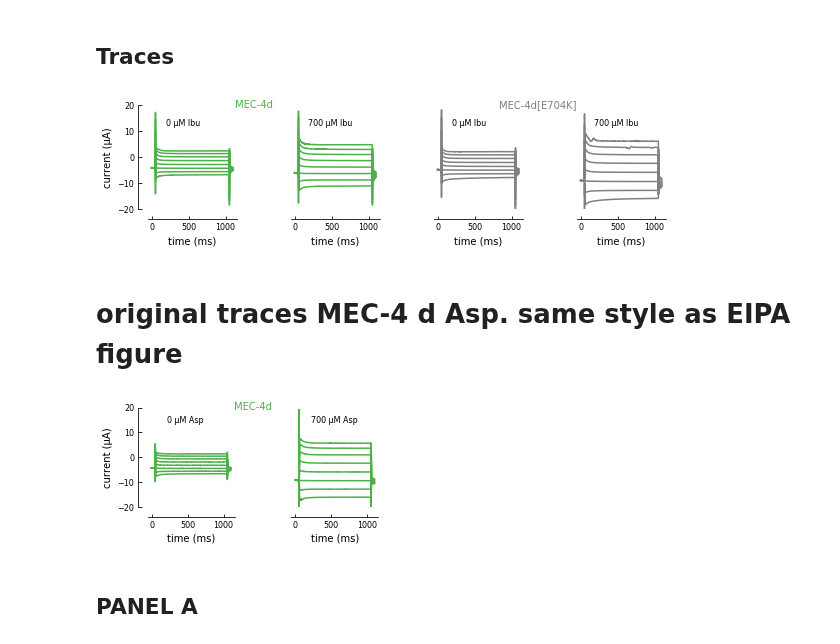
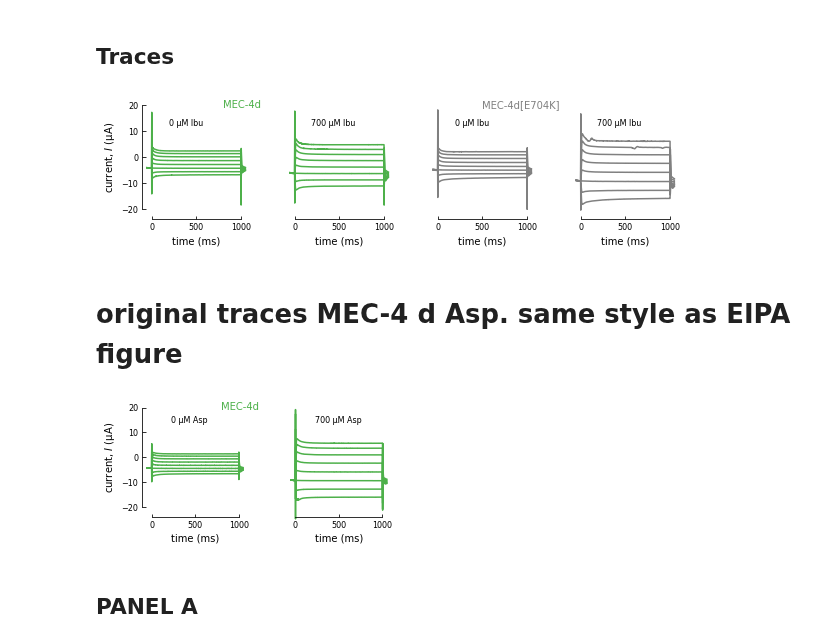
Before and after one commit to sfechner/JupyterNotebooksDEGENaCPharm, a Jupyter notebook: DoseResponseDATA.ipynb, the cells around one changed output. Cells and saved outputs as stored; diff of their text form; code cells hidden in the pictures.

```diff
--- a/DoseResponseDATA.ipynb
+++ b/DoseResponseDATA.ipynb
@@ -73,6 +73,7 @@ AxisLabelSize = 10
 AxisLegendSize = 8
 SizeOfMarker = 3
 ErrorColor = 'red'
+ModTime = np.arange(0-50,1100-50,1)
 # %% [markdown]
 ### load specific sheets from excel file
 # %%
@@ -921,24 +922,25 @@ fig = plt.figure(figsize=(9, 2.5))
 
 ax1 = plt.subplot(1,4,1)
 for m in range(0,8):
-    plt.plot(Ibumg419BeforeMEAN[m][300:1400], color = colorsSINGLES[0])#
+    plt.plot(ModTime,Ibumg419BeforeMEAN[m][300:1400], color = colorsSINGLES[0],clip_on=False)#
 
 ax2 = plt.subplot(1,4,2)
 for n in range(0,8):
-    plt.plot(Ibumg419IbuMEAN[n][300:1400], color = colorsSINGLES[0])
+    plt.plot(ModTime,Ibumg419IbuMEAN[n][300:1400], color = colorsSINGLES[0],clip_on=False)
 
 ax3 = plt.subplot(1,4,3)
 for i in range(0,8):
-    plt.plot(Ibumg602BeforeMEAN[i][300:1400], 'grey')
+    plt.plot(ModTime,Ibumg602BeforeMEAN[i][300:1400], 'grey',clip_on=False)
 
 ax4 = plt.subplot(1,4,4)
 for j in range(0,8):
-    plt.plot(Ibumg602IbuMEAN[j][300:1400], 'grey')
+    plt.plot(ModTime,Ibumg602IbuMEAN[j][300:1400], 'grey',clip_on=False)
 
 
 ###### changes in appearance
 
 ax1.set_ylim([-20, 20])
+ax1.set_xlim([0, 1000])
 ax1.text(200, 12, '0 µM Ibu',fontsize=AxisLegendSize)
 # ax1.set_ylim([-150, 150])
 #ax1.set_xlim([300, 1400])
@@ -954,13 +956,14 @@ ax1.get_xaxis().set_tick_params(direction='in')
 # #ax1.plot([-1,20], [0,0] , 'k--', color='#000000', linewidth=1)#gray line for Zero or 1
 ax1.tick_params(axis='both', which='major', labelsize=AxisTickLabelSize)
 ax1.set_xlabel('time (ms)',fontsize=AxisLabelSize)
-ax1.set_ylabel('current (µA)',fontsize=AxisLabelSize)
+ax1.set_ylabel('current, $\it{I}$ (µA)',fontsize=AxisLabelSize)
 #ax1.spines['bottom'].set_visible(False)
 #ax1.xaxis.set_visible(False)
 ax1.set_xlabel('time (ms)',fontsize=AxisLabelSize)
 
 ##### ax2
 ax2.set_ylim([-20, 20])
+ax2.set_xlim([0, 1000])
 ax2.text(180, 12,  '700 µM Ibu',fontsize=AxisLegendSize)
 # ax1.set_ylim([-150, 150])
 #ax1.set_xlim([300, 1400])
@@ -987,6 +990,7 @@ ax2.set_xlabel('time (ms)',fontsize=AxisLabelSize)
 
 ##### ax3
 ax3.set_ylim([-20, 20])
+ax3.set_xlim([0, 1000])
 ax3.text(200, 12, '0 µM Ibu',fontsize=AxisLegendSize)
 #ax1.set_xlim([300, 1400])
 ax3.spines['right'].set_visible(False)                                  # no spine at the right
@@ -1007,6 +1011,7 @@ ax3.yaxis.set_visible(False)
 
 ##### ax2
 ax4.set_ylim([-20, 20])
+ax4.set_xlim([0, 1000])
 ax4.text(180, 12,  '700 µM Ibu',fontsize=AxisLegendSize)
 # ax1.set_ylim([-150, 150])
 #ax1.set_xlim([300, 1400])
@@ -1035,7 +1040,7 @@ plt.gcf().subplots_adjust(bottom=0.3, left=0.1,hspace=0.5, wspace=0.6)
 
 plt.savefig(filedirManuscript+"Fig6-DoseResponseTRACES"+'.pdf')
 # %% [output]
-[figure, old version]
+[figure, new version]
 # %% [markdown]
 # original traces MEC-4 d Asp. same style as EIPA figure
 # %%
@@ -1048,11 +1053,11 @@ fig = plt.figure(figsize=(9, 2.2))
 
 ax1 = plt.subplot(1,4,1)
 for m in range(0,8):
-    plt.plot(Aspmg419BeforeMEAN[m][300:1400], color = colorsSINGLES[0])
+    plt.plot(ModTime,Aspmg419BeforeMEAN[m][300:1400], color = colorsSINGLES[0],clip_on=False)
 
 ax2 = plt.subplot(1,4,2)
 for n in range(0,8):
-    plt.plot(Aspmg419AspMEAN[n][300:1400], color = colorsSINGLES[0])
+    plt.plot(ModTime,Aspmg419AspMEAN[n][300:1400], color = colorsSINGLES[0],clip_on=False)
 
 # ax3 = plt.subplot(1,4,3)
 # plt.xscale('log')
@@ -1063,6 +1068,7 @@ for n in range(0,8):
 
 ##############
 ax1.set_ylim([-20, 20])
+ax1.set_xlim([0, 1000])
 ax1.text(220, 14, '0 µM Asp',fontsize=AxisLegendSize)#numbers are the values on the axes
 # ax1.set_ylim([-150, 150])
 #ax1.set_xlim([300, 1400])
@@ -1079,44 +1085,45 @@ ax1.get_xaxis().set_tick_params(direction='in')
 ax1.tick_params(axis='both', which='major', labelsize=AxisTickLabelSize)
 
 ax1.set_xlabel('time (ms)',fontsize=AxisLabelSize)
-ax1.set_ylabel('current (µA)',fontsize=AxisLabelSize)
+ax1.set_ylabel('current, $\it{I}$ (µA)',fontsize=AxisLabelSize)
 #ax1.spines['bottom'].set_visible(False)
 #ax1.xaxis.set_visible(False)
 
 ##### ax2
 ax2.set_ylim([-20, 20])
+ax2.set_xlim([0, 1000])
 ax2.text(220, 14,  '700 µM Asp',fontsize=AxisLegendSize)
 # ax1.set_ylim([-150, 150])
 #ax1.set_xlim([300, 1400])
 ax2.spines['right'].set_visible(False)                                  # no spine at the right
 ax2.spines['top'].set_visible(False)                                     # no spine at the top
 ax2.yaxis.set_ticks_position('left')                                     # ticks at the left
 ax2.xaxis.set_ticks_position('bottom')                                 # no spine at the right
 ax2.spines['left'].set_position(('outward',10))                           # a spine at the left that is put a little aside
 ax2.spines['bottom'].set_position(('outward',10))
 #ax1.spines['top'].set_position(('axes',5))
 ax2.get_yaxis().set_tick_params(direction='in')
 ax2.get_xaxis().set_tick_params(direction='in')
 # #ax1.plot([-1,20], [0,0] , 'k--', color='#000000', linewidth=1)#gray line for Zero or 1
 ax2.tick_params(axis='both', which='major', labelsize=AxisTickLabelSize)
 #ax2.text(1300, 20, 'MEC-4d',color=colorsSINGLES[0])
 ax2.set_xlabel('time (ms)',fontsize=AxisLabelSize)
 ax2.set_ylabel('current (µA)',fontsize=AxisLabelSize)
 #ax2.spines['bottom'].set_visible(False)
 #ax2.xaxis.set_visible(False)
 ax2.spines['left'].set_visible(False)
 ax2.yaxis.set_visible(False)
 ax2.text(-850, 19, 'MEC-4d',color=colorsSINGLES[0],fontsize=AxisLabelSize)
 
 
 
 plt.gcf().subplots_adjust(bottom=0.25, left=0.1,hspace=0.6, wspace=0.65)
 
 
 
 plt.savefig(filedirManuscript+"Fig4-M4-OriginalTracesAsp"+'.pdf')
 # %% [output]
-[figure, old version]
+[figure, new version]
 # %% [markdown]
 ## PANEL A
 # %%
```
Also changed, not shown: parts of 10 cells of this notebook, 3 other files.
